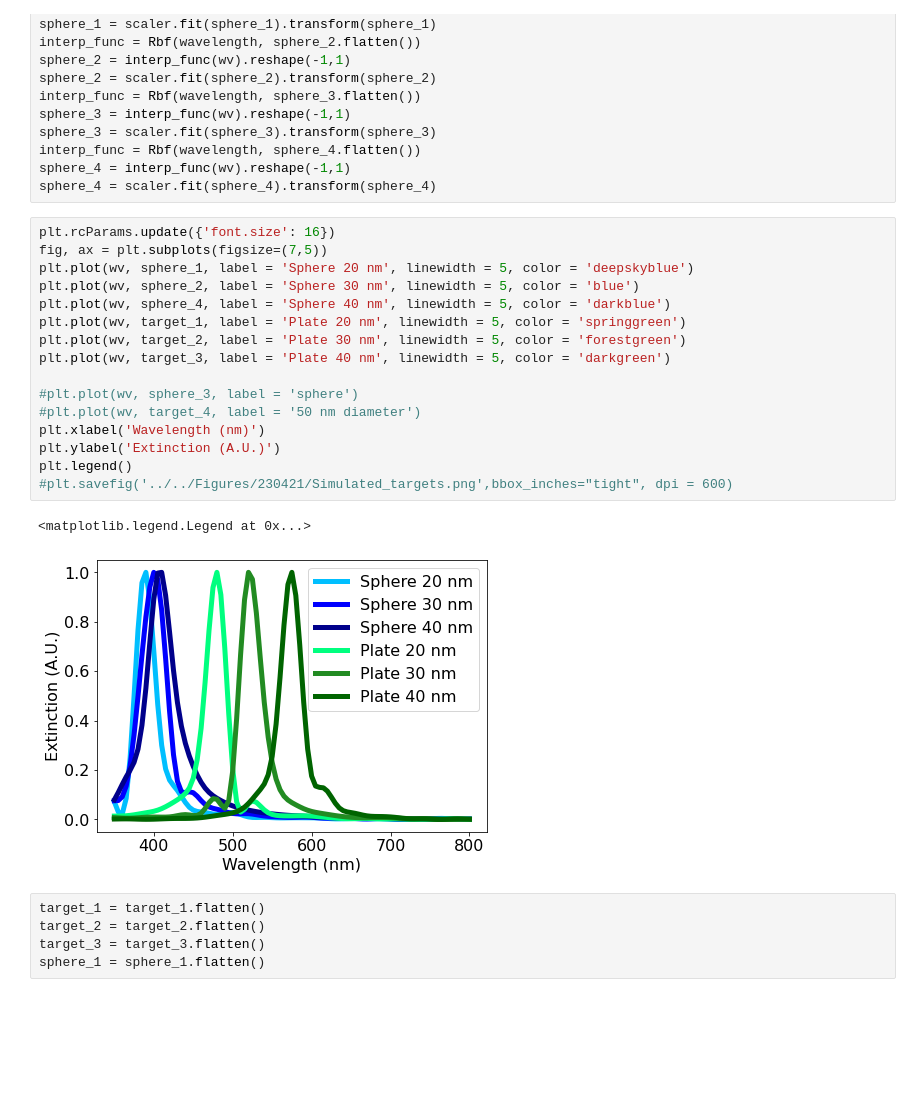
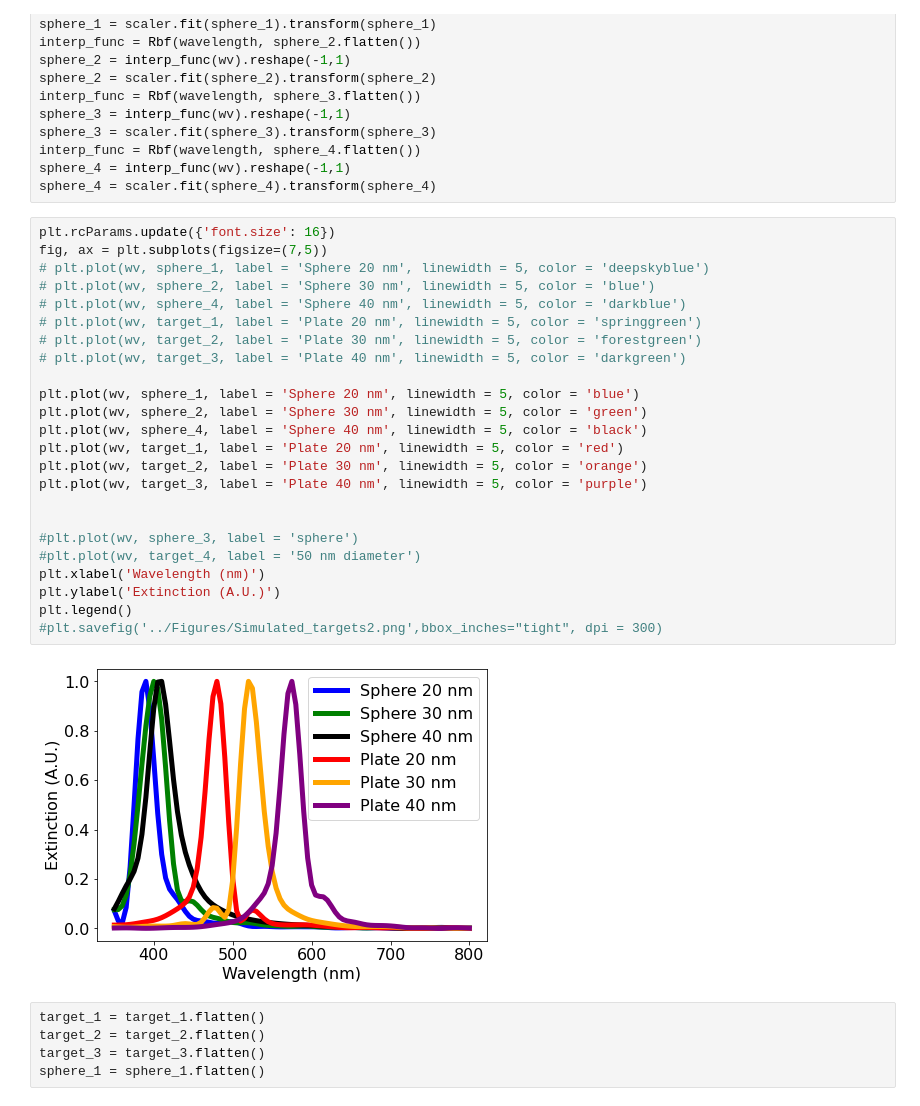
Before and after one commit to pozzo-research-group/papers, a Jupyter notebook: Silver Nanoplates/Notebooks/Fast Spectroscopic Exploration - Classification.ipynb, the cells around one changed output. Saved outputs shown, nothing was run; the diff lists cells and outputs as text; blank space fills up the shorter version.

Commit message:
update figures

```diff
--- a/Silver Nanoplates/Notebooks/Fast Spectroscopic Exploration - Classification.ipynb
+++ b/Silver Nanoplates/Notebooks/Fast Spectroscopic Exploration - Classification.ipynb
@@ -91,22 +91,29 @@ sphere_4 = scaler.fit(sphere_4).transform(sphere_4)
 # %%
 plt.rcParams.update({'font.size': 16})
 fig, ax = plt.subplots(figsize=(7,5))
-plt.plot(wv, sphere_1, label = 'Sphere 20 nm', linewidth = 5, color = 'deepskyblue')
-plt.plot(wv, sphere_2, label = 'Sphere 30 nm', linewidth = 5, color = 'blue')
-plt.plot(wv, sphere_4, label = 'Sphere 40 nm', linewidth = 5, color = 'darkblue')
-plt.plot(wv, target_1, label = 'Plate 20 nm', linewidth = 5, color = 'springgreen')
-plt.plot(wv, target_2, label = 'Plate 30 nm', linewidth = 5, color = 'forestgreen')
-plt.plot(wv, target_3, label = 'Plate 40 nm', linewidth = 5, color = 'darkgreen')
+# plt.plot(wv, sphere_1, label = 'Sphere 20 nm', linewidth = 5, color = 'deepskyblue')
+# plt.plot(wv, sphere_2, label = 'Sphere 30 nm', linewidth = 5, color = 'blue')
+# plt.plot(wv, sphere_4, label = 'Sphere 40 nm', linewidth = 5, color = 'darkblue')
+# plt.plot(wv, target_1, label = 'Plate 20 nm', linewidth = 5, color = 'springgreen')
+# plt.plot(wv, target_2, label = 'Plate 30 nm', linewidth = 5, color = 'forestgreen')
+# plt.plot(wv, target_3, label = 'Plate 40 nm', linewidth = 5, color = 'darkgreen')
+
+plt.plot(wv, sphere_1, label = 'Sphere 20 nm', linewidth = 5, color = 'blue')
+plt.plot(wv, sphere_2, label = 'Sphere 30 nm', linewidth = 5, color = 'green')
+plt.plot(wv, sphere_4, label = 'Sphere 40 nm', linewidth = 5, color = 'black')
+plt.plot(wv, target_1, label = 'Plate 20 nm', linewidth = 5, color = 'red')
+plt.plot(wv, target_2, label = 'Plate 30 nm', linewidth = 5, color = 'orange')
+plt.plot(wv, target_3, label = 'Plate 40 nm', linewidth = 5, color = 'purple')
+
 
 #plt.plot(wv, sphere_3, label = 'sphere')
 #plt.plot(wv, target_4, label = '50 nm diameter')
 plt.xlabel('Wavelength (nm)')
 plt.ylabel('Extinction (A.U.)')
 plt.legend()
-#plt.savefig('../../Figures/230421/Simulated_targets.png',bbox_inches="tight", dpi = 600)
+#plt.savefig('../Figures/Simulated_targets2.png',bbox_inches="tight", dpi = 300)
 # %% [output]
-<matplotlib.legend.Legend at 0x...>
-[figure, old version]
+[figure, new version]
 # %%
 target_1 = target_1.flatten()
 target_2 = target_2.flatten()
```
Also changed, not shown: 3 other files.
